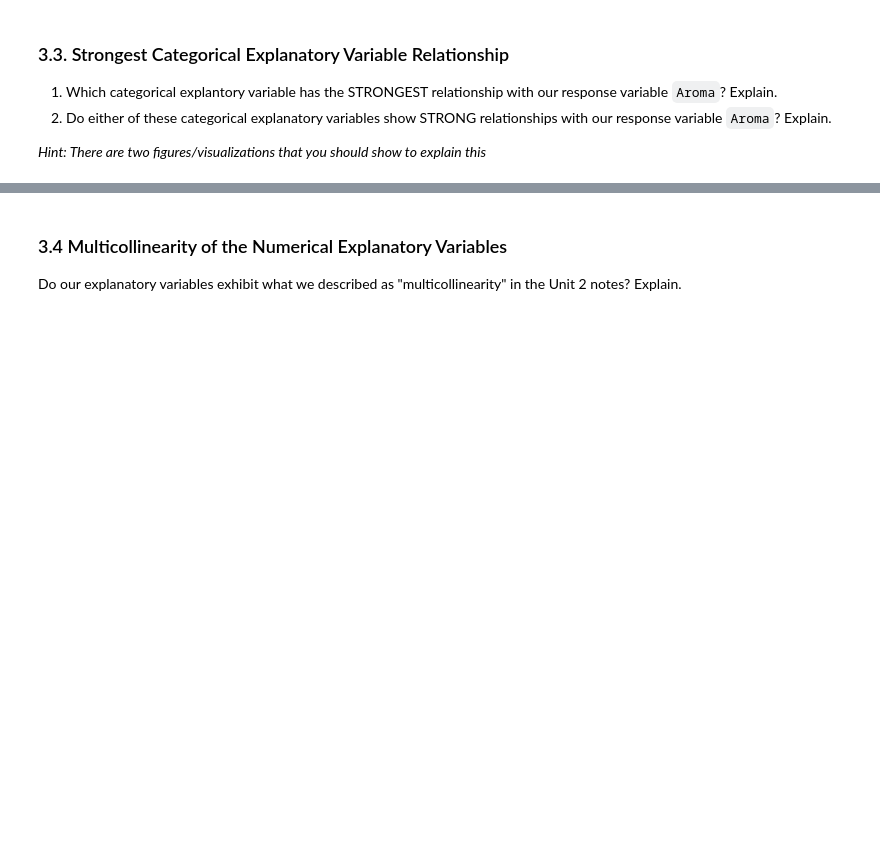
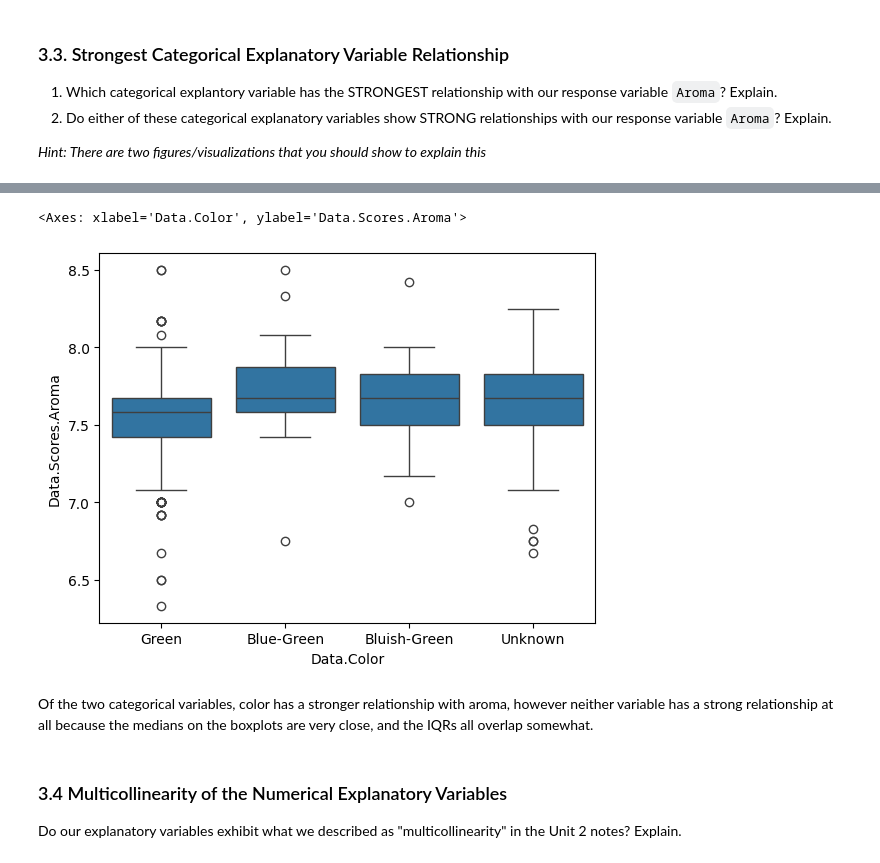
Before and after one commit to ryguy2k4/stat207, a Jupyter notebook: lab_03/lab_03_individual.ipynb, the cells around one changed output, grey strips where cells are left out. Cells and saved outputs as stored; diff of their text form; code cells hidden in the pictures; blank space fills up the shorter version.

```diff
--- a/lab_03/lab_03_individual.ipynb
+++ b/lab_03/lab_03_individual.ipynb
@@ -237,3 +252,10 @@ plt.show()
+# %%
+sns.boxplot(x="Data.Color",y="Data.Scores.Aroma",data=df3)
+# %% [output]
+<Axes: xlabel='Data.Color', ylabel='Data.Scores.Aroma'>
+[figure, added]
+# %% [markdown]
+Of the two categorical variables, color has a stronger relationship with aroma, however neither variable has a strong relationship at all because the medians on the boxplots are very close, and the IQRs all overlap somewhat.
 # %% [markdown]
 ### 3.4 Multicollinearity of the Numerical Explanatory Variables
 
```
Also changed, not shown: parts of 15 cells of this notebook.
